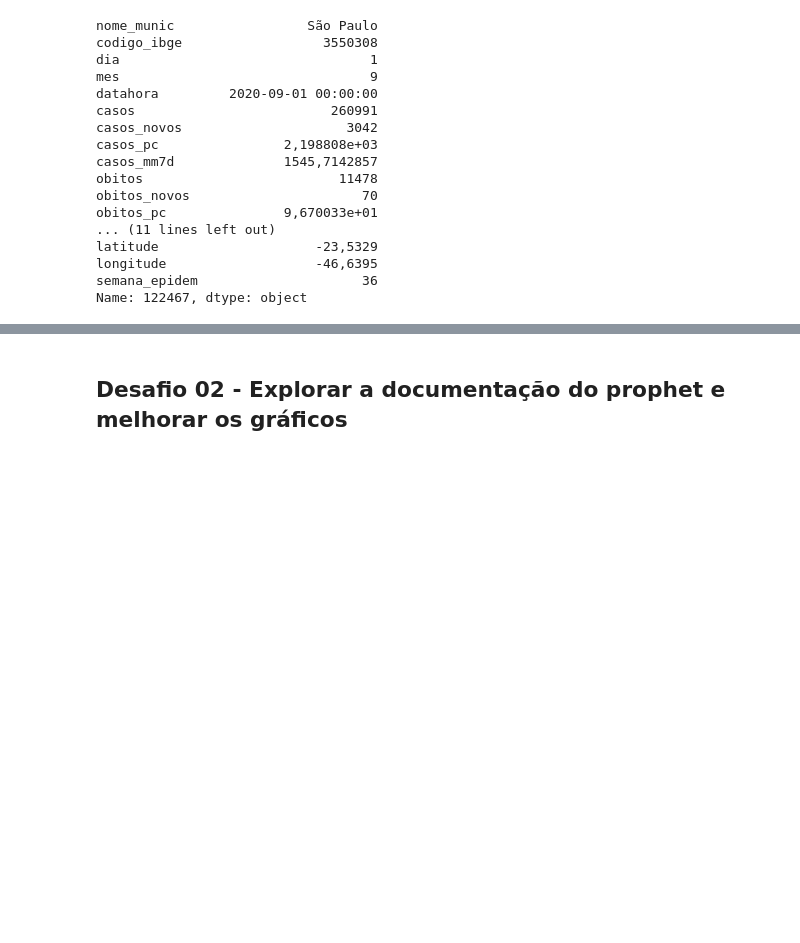
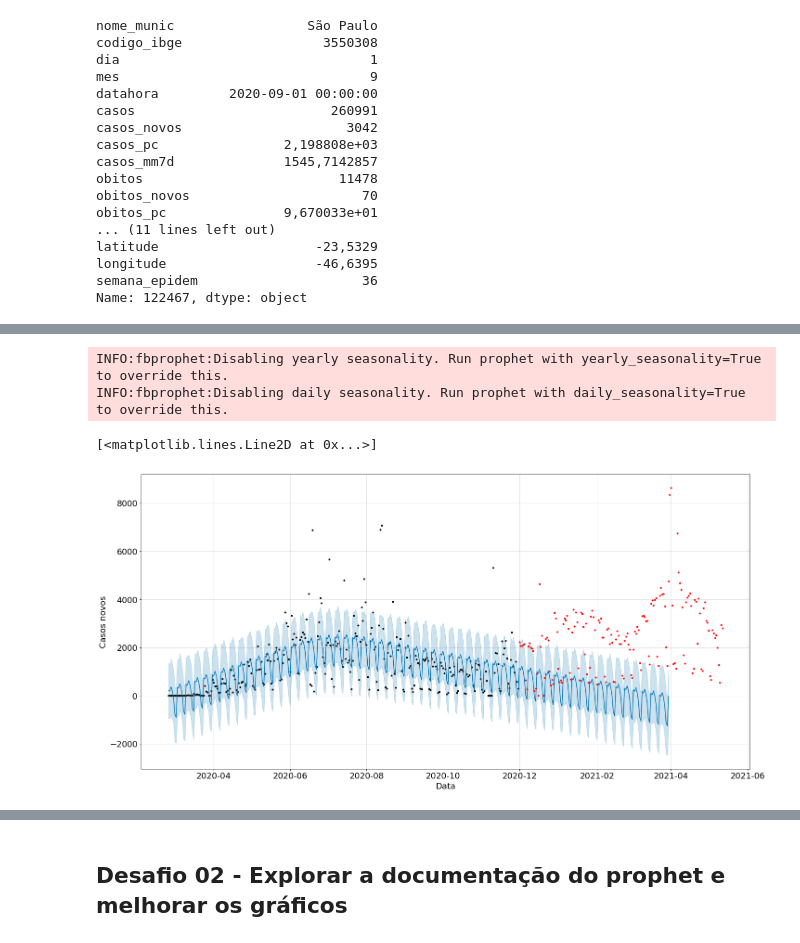
Before and after one commit to RPGraciotti/BootCampAlura, a Jupyter notebook: Modulo_3/Aula_2_primeiras_previsoes.ipynb, the cells around one changed output, grey strips where cells are left out. Saved outputs shown, nothing was run; the diff lists cells and outputs as text; code cells hidden in the pictures; blank space fills up the shorter version.

```diff
--- a/Modulo_3/Aula_2_primeiras_previsoes.ipynb
+++ b/Modulo_3/Aula_2_primeiras_previsoes.ipynb
@@ -274,0 +325,7 @@ df4.tail()
+# %%
+df5 = pd.DataFrame()
+
+df5.loc[:,"ds"] = df_sp.loc[:,"datahora"][:280]
+df5.loc[:,"y"] = df_sp.loc[:,"casos_novos"][:280]
+
+df5.tail()
@@ -274,0 +339,21 @@ df4.tail()
+# %%
+df5_teste = pd.DataFrame()
+
+df5_teste.loc[:,"ds"] = df_sp.loc[:,"datahora"][280:]
+df5_teste.loc[:,"y"] = df_sp.loc[:,"casos_novos"][280:]
+# %%
+m5 = Prophet()
+m5.fit(df5)
+df_f120 = m5.make_future_dataframe(periods = 120)
+df_f240 = m5.make_future_dataframe(periods = 240)
+prev120 = m5.predict(df_f120)
+prev240 = m5.predict(df_f240)
+# %% [output]
+INFO:fbprophet:Disabling yearly seasonality. Run prophet with yearly_seasonality=True to override this.
+INFO:fbprophet:Disabling daily seasonality. Run prophet with daily_seasonality=True to override this.
+# %%
+m5.plot(prev120, xlabel = "Data", ylabel = "Casos novos", figsize = (20,10));
+plt.plot(df5_teste.loc[:,"ds"], df5_teste.loc[:,"y"], ".r")
+# %% [output]
+[<matplotlib.lines.Line2D at 0x...>]
+[figure, added]
```
Also changed, not shown: parts of 19 cells of this notebook.
